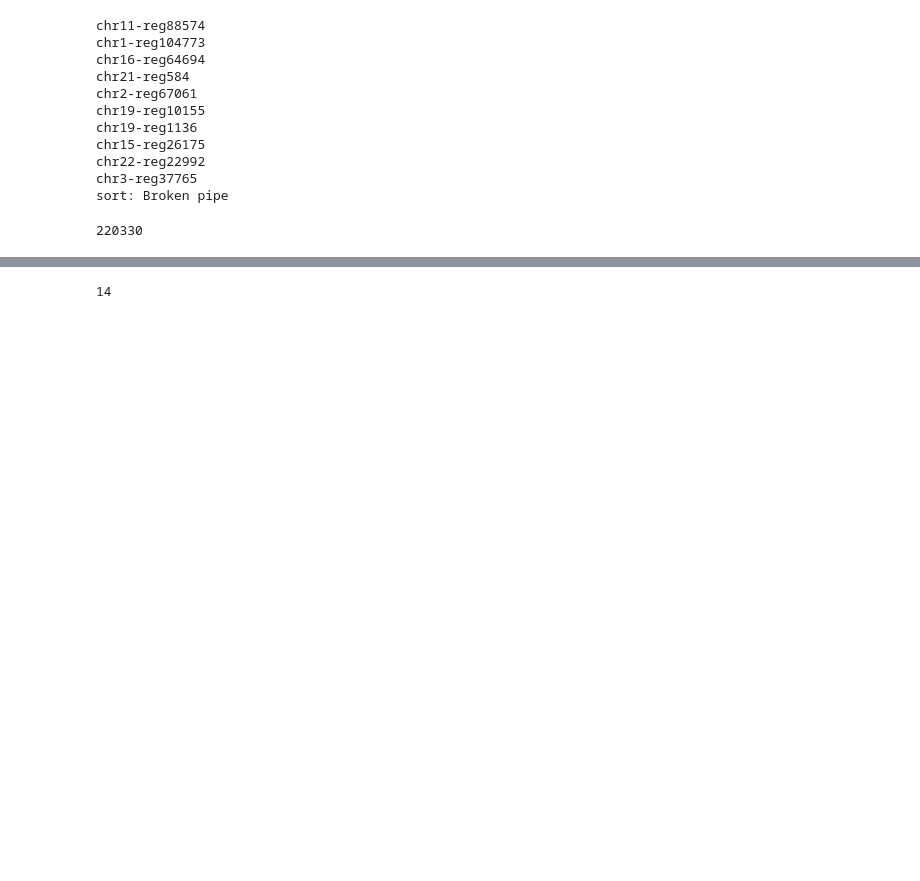
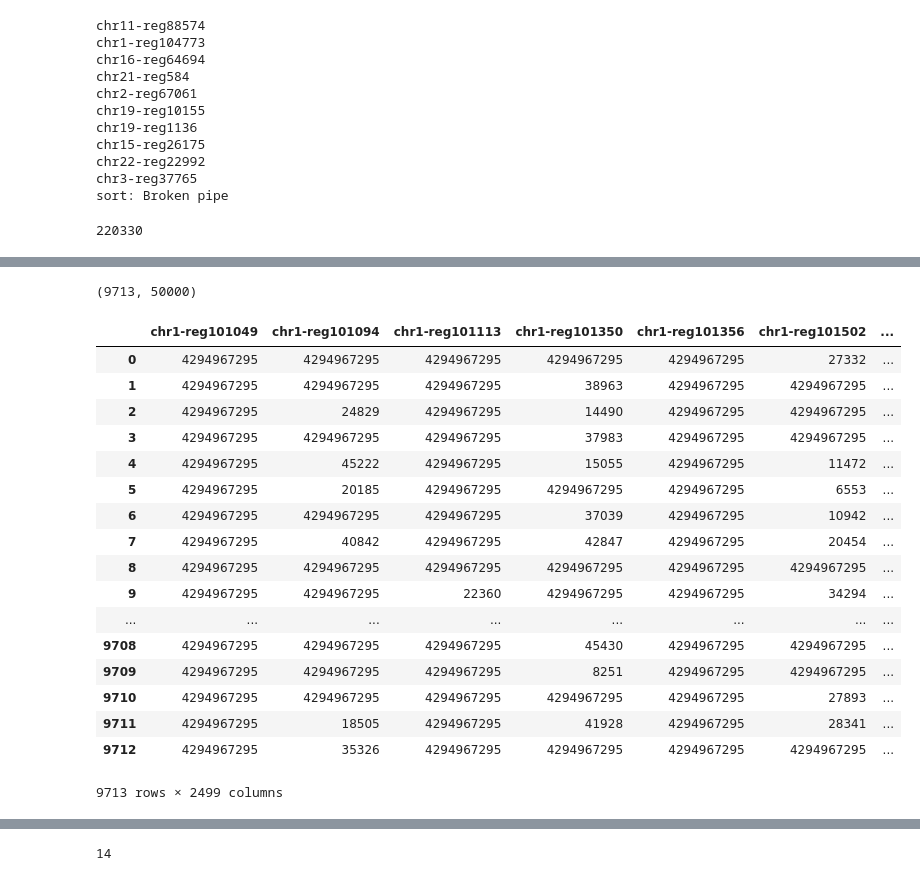
Before and after one commit to aertslab/pySCENIC, a Jupyter notebook: notebooks/pySCENIC - Inverted database.ipynb, the cells around one changed output, grey strips where cells are left out. Drawn from its saved outputs; the diff is of its cells as text; code cells hidden in the pictures; blank space fills up the shorter version.

```diff
--- a/notebooks/pySCENIC - Inverted database.ipynb
+++ b/notebooks/pySCENIC - Inverted database.ipynb
@@ -197,0 +257,4 @@ len(inv_db.genes)
+# %%
+ranked_identifiers.shape
+# %% [output]
+(9713, 50000)
@@ -197,0 +270,22 @@ len(inv_db.genes)
+# %%
+idx2identifier = {idx:id for id, idx in inv_db.identifier2idx.items()}
+df_.rename(columns=idx2identifier, inplace=False)
+# %% [output]
+|  | chr1-reg101049 | chr1-reg101094 | chr1-reg101113 | chr1-reg101350 | chr1-reg101356 | chr1-reg101502 | ... |
+| 0 | 4294967295 | 4294967295 | 4294967295 | 4294967295 | 4294967295 | 27332 | ... |
+| 1 | 4294967295 | 4294967295 | 4294967295 | 38963 | 4294967295 | 4294967295 | ... |
+| 2 | 4294967295 | 24829 | 4294967295 | 14490 | 4294967295 | 4294967295 | ... |
+| 3 | 4294967295 | 4294967295 | 4294967295 | 37983 | 4294967295 | 4294967295 | ... |
+| 4 | 4294967295 | 45222 | 4294967295 | 15055 | 4294967295 | 11472 | ... |
+| 5 | 4294967295 | 20185 | 4294967295 | 4294967295 | 4294967295 | 6553 | ... |
+| 6 | 4294967295 | 4294967295 | 4294967295 | 37039 | 4294967295 | 10942 | ... |
+| 7 | 4294967295 | 40842 | 4294967295 | 42847 | 4294967295 | 20454 | ... |
+| 8 | 4294967295 | 4294967295 | 4294967295 | 4294967295 | 4294967295 | 4294967295 | ... |
+| 9 | 4294967295 | 4294967295 | 22360 | 4294967295 | 4294967295 | 34294 | ... |
+| ... | ... | ... | ... | ... | ... | ... | ... |
+| 9708 | 4294967295 | 4294967295 | 4294967295 | 45430 | 4294967295 | 4294967295 | ... |
+| 9709 | 4294967295 | 4294967295 | 4294967295 | 8251 | 4294967295 | 4294967295 | ... |
+| 9710 | 4294967295 | 4294967295 | 4294967295 | 4294967295 | 4294967295 | 27893 | ... |
+| 9711 | 4294967295 | 18505 | 4294967295 | 41928 | 4294967295 | 28341 | ... |
+| 9712 | 4294967295 | 35326 | 4294967295 | 4294967295 | 4294967295 | 4294967295 | ... |
+9713 rows × 2499 columns
```
Also changed, not shown: parts of 12 cells of this notebook, 1 other file.
